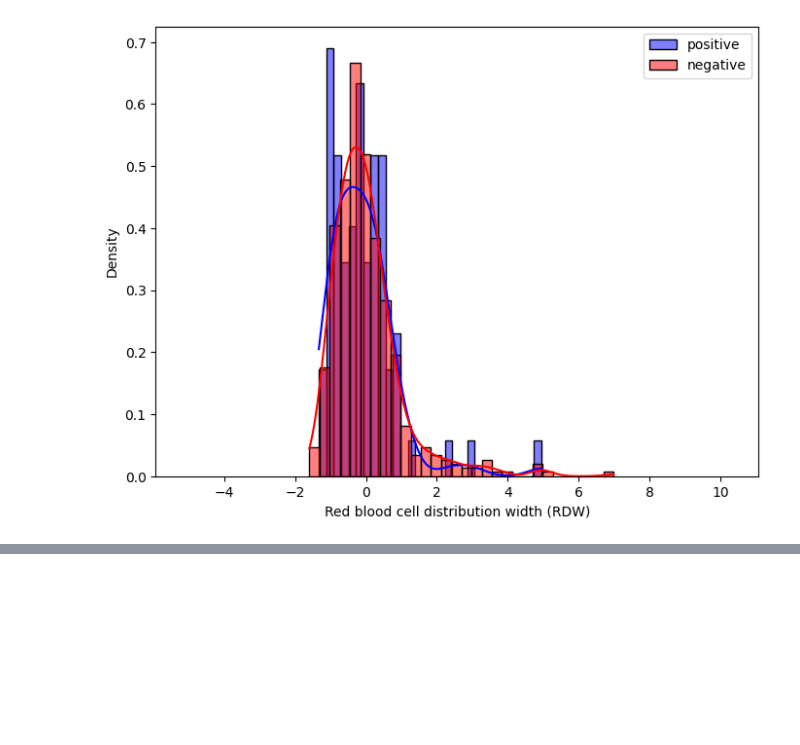
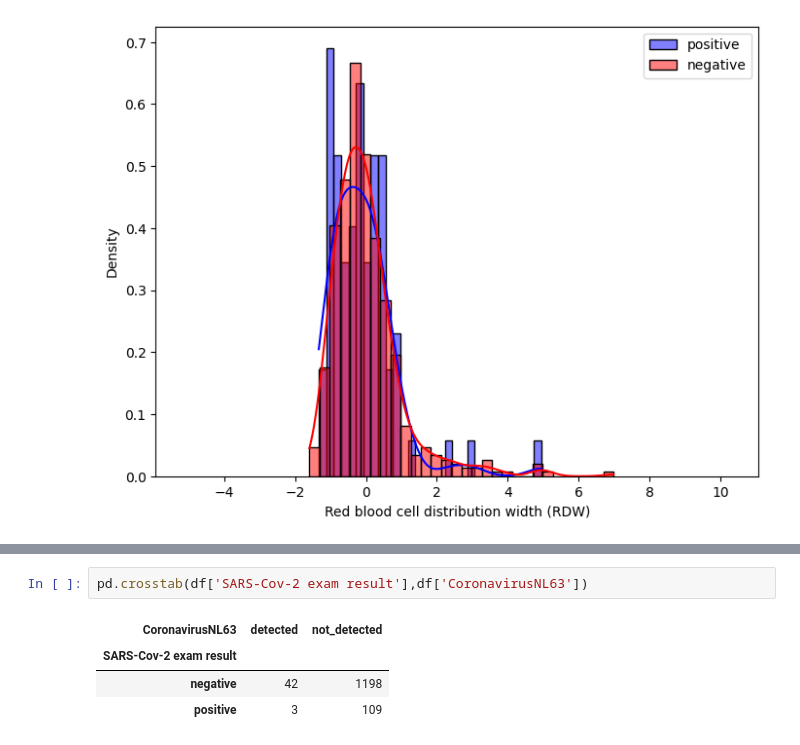
Before and after one commit to Just1919/Projet_Covid, a Jupyter notebook: Projet_Covid.ipynb, the cells around one changed output, grey strips where cells are left out. Drawn from its saved outputs; the diff is of its cells as text; blank space fills up the shorter version.

```diff
--- a/Projet_Covid.ipynb
+++ b/Projet_Covid.ipynb
@@ -359,0 +418,7 @@ for col in blood_columns:
+# %%
+pd.crosstab(df['SARS-Cov-2 exam result'],df['CoronavirusNL63'])
+# %% [output]
+| CoronavirusNL63 | detected | not_detected |
+| SARS-Cov-2 exam result |  |  |
+| negative | 42 | 1198 |
+| positive | 3 | 109 |
```
Also changed, not shown: parts of 8 cells of this notebook.
